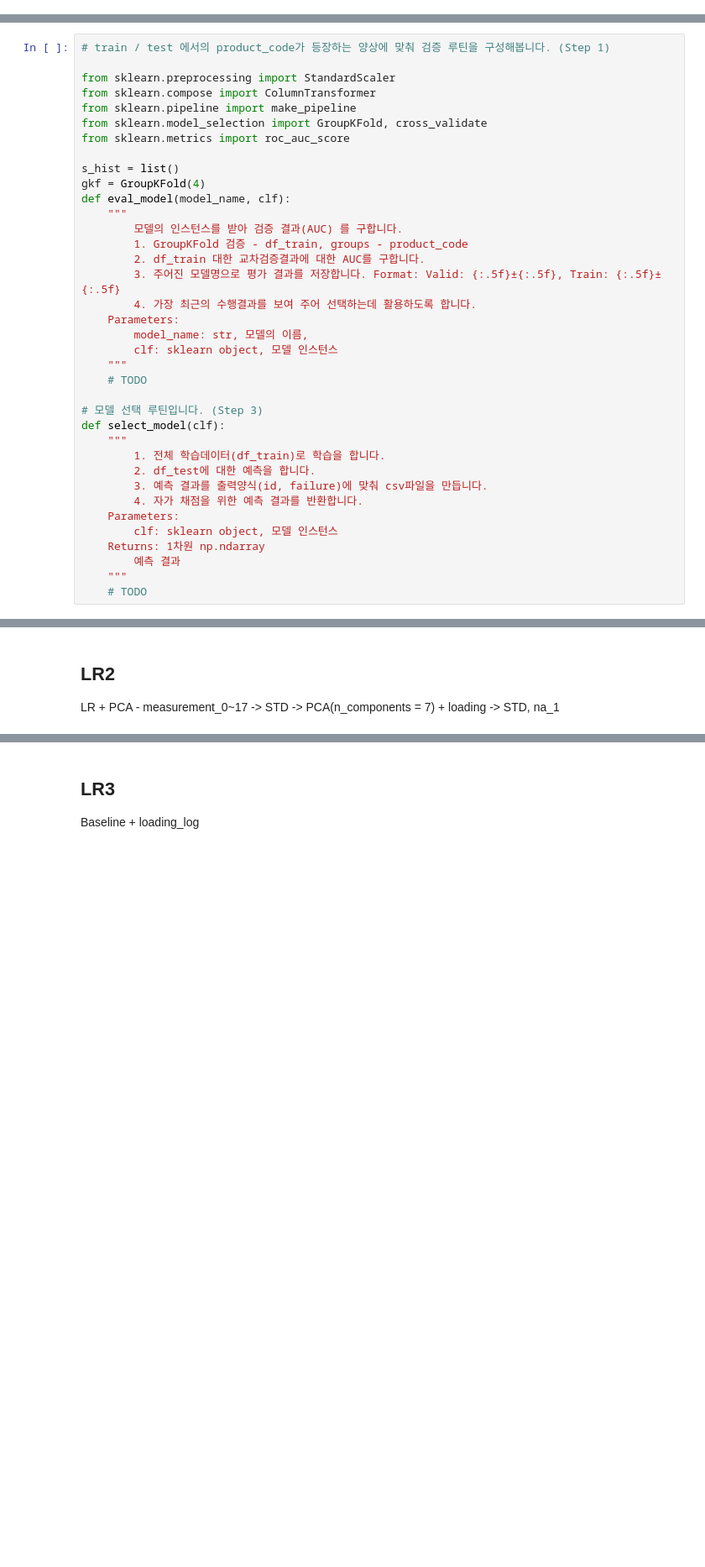
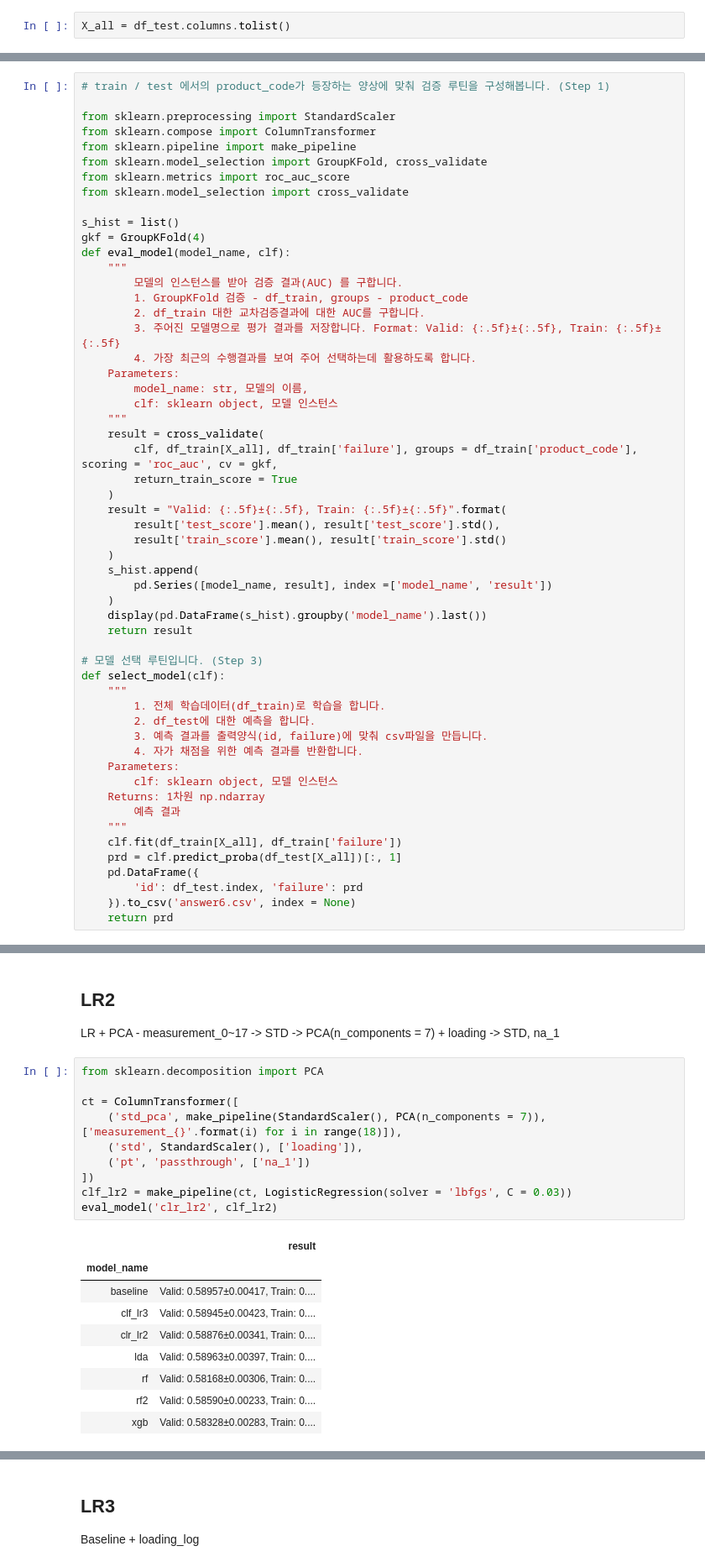
Before and after one commit to sunkusun9/DS_Lv3_2505_2, a Jupyter notebook: sec_ds_lv3_prob1_kaggle.ipynb, the cells around one changed output, grey strips where cells are left out. Shown at 84% size. Saved outputs shown, nothing was run; the diff lists cells and outputs as text; blank space fills up the shorter version.

```diff
--- a/sec_ds_lv3_prob1_kaggle.ipynb
+++ b/sec_ds_lv3_prob1_kaggle.ipynb
@@ -163,2 +162,4 @@ roc_auc_score(
+# %%
+X_all = df_test.columns.tolist()
 # %% [markdown]
 # Step1: 검증 방법을 정하고, 검증 루틴을 만듭니다.
@@ -170,6 +194,7 @@ from sklearn.compose import ColumnTransformer
 from sklearn.pipeline import make_pipeline
 from sklearn.model_selection import GroupKFold, cross_validate
 from sklearn.metrics import roc_auc_score
+from sklearn.model_selection import cross_validate
 
 s_hist = list()
 gkf = GroupKFold(4)
@@ -184,7 +209,19 @@ def eval_model(model_name, clf):
         model_name: str, 모델의 이름,
         clf: sklearn object, 모델 인스턴스
     """
-    # TODO
+    result = cross_validate(
+        clf, df_train[X_all], df_train['failure'], groups = df_train['product_code'], scoring = 'roc_auc', cv = gkf,
+        return_train_score = True
+    )
+    result = "Valid: {:.5f}±{:.5f}, Train: {:.5f}±{:.5f}".format(
+        result['test_score'].mean(), result['test_score'].std(),
+        result['train_score'].mean(), result['train_score'].std()
+    )
+    s_hist.append(
+        pd.Series([model_name, result], index =['model_name', 'result'])
+    )
+    display(pd.DataFrame(s_hist).groupby('model_name').last())
+    return result
 
 # 모델 선택 루틴입니다. (Step 3)
 def select_model(clf):
@@ -198,6 +235,11 @@ def select_model(clf):
     Returns: 1차원 np.ndarray
         예측 결과
     """
-    # TODO
+    clf.fit(df_train[X_all], df_train['failure'])
+    prd = clf.predict_proba(df_test[X_all])[:, 1]
+    pd.DataFrame({
+        'id': df_test.index, 'failure': prd
+    }).to_csv('answer6.csv', index = None)
+    return prd
 # %% [markdown]
 # Step2: Baseline 모델을 만듭니다.
@@ -209,3 +293,23 @@ def select_model(clf):
 ## LR2
 
 LR + PCA - measurement_0~17 -> STD -> PCA(n_components = 7) + loading -> STD,  na_1
+# %%
+from sklearn.decomposition import PCA
+
+ct = ColumnTransformer([
+    ('std_pca', make_pipeline(StandardScaler(), PCA(n_components = 7)), ['measurement_{}'.format(i) for i in range(18)]),
+    ('std', StandardScaler(), ['loading']),
+    ('pt', 'passthrough', ['na_1'])
+])
+clf_lr2 = make_pipeline(ct, LogisticRegression(solver = 'lbfgs', C = 0.03))
+eval_model('clr_lr2', clf_lr2)
+# %% [output]
+|  | result |
+| model_name |  |
+| baseline | Valid: 0.58957±0.00417, Train: 0.... |
+| clf_lr3 | Valid: 0.58945±0.00423, Train: 0.... |
+| clr_lr2 | Valid: 0.58876±0.00341, Train: 0.... |
+| lda | Valid: 0.58963±0.00397, Train: 0.... |
+| rf | Valid: 0.58168±0.00306, Train: 0.... |
+| rf2 | Valid: 0.58590±0.00233, Train: 0.... |
+| xgb | Valid: 0.58328±0.00283, Train: 0.... |
```
Also changed, not shown: parts of 41 cells of this notebook.
